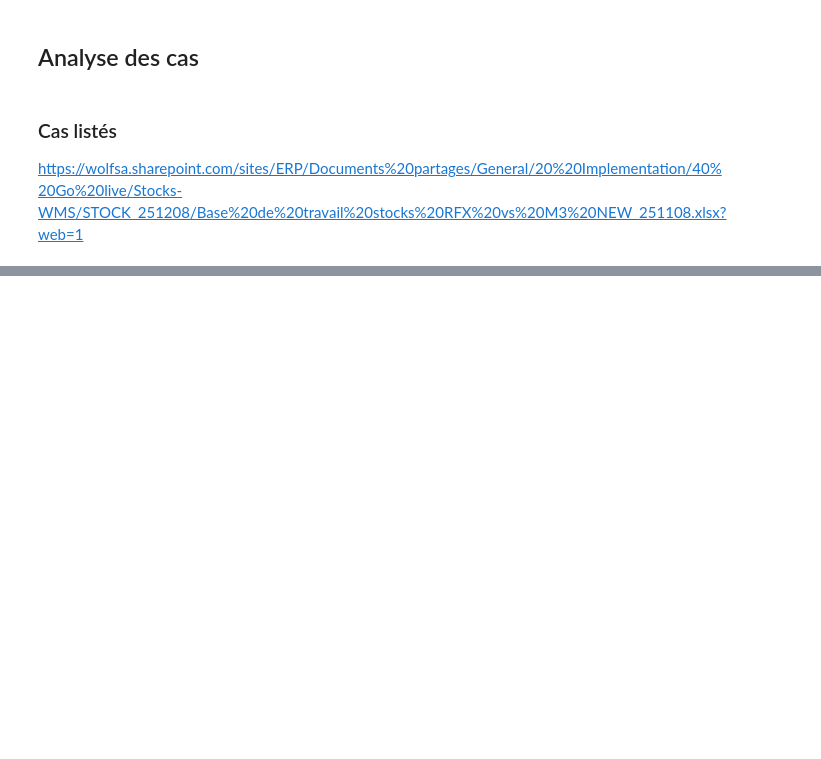
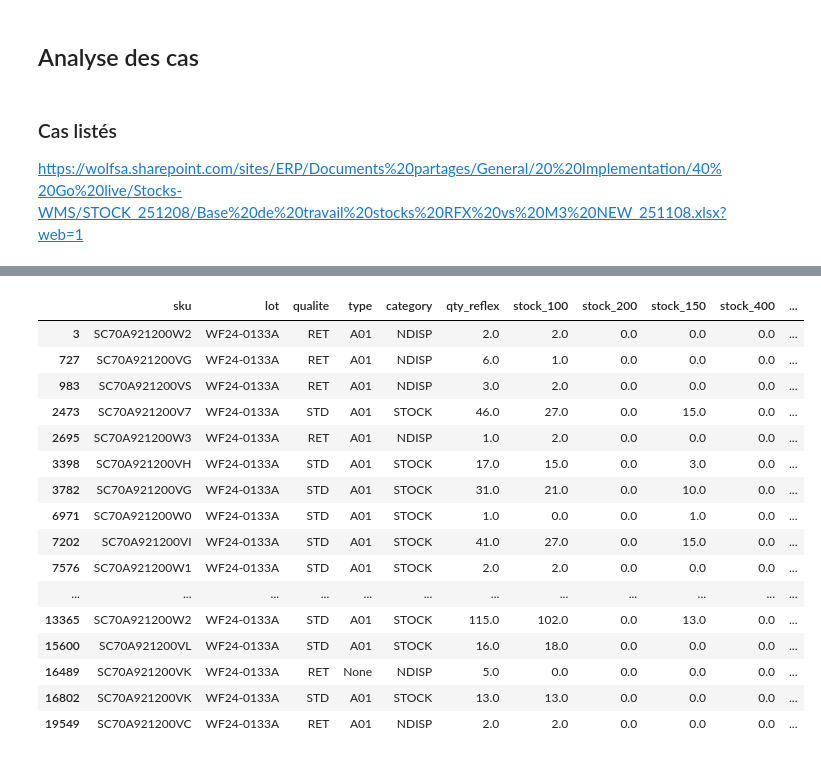
Before and after one commit to mdlpwolf/regulstock, a Jupyter notebook: notebooks/regule_stock.ipynb, the cells around one changed output, grey strips where cells are left out. Saved outputs shown, nothing was run; the diff lists cells and outputs as text; code cells hidden in the pictures; blank space fills up the shorter version.

```diff
--- a/notebooks/regule_stock.ipynb
+++ b/notebooks/regule_stock.ipynb
@@ -46,5 +46,7 @@ catalog
 ### Cas listés
 https://wolfsa.sharepoint.com/sites/ERP/Documents%20partages/General/20%20Implementation/40%20Go%20live/Stocks-WMS/STOCK_251208/Base%20de%20travail%20stocks%20RFX%20vs%20M3%20NEW_251108.xlsx?web=1
 # %%
-m3 = catalog.load('m3_cat_web_sms')
+m3 = catalog.load('m3_map')
+reflex = catalog.load('reflex_map')
+depots = ["100", "150", "200", "400"]
 # %% [output]
@@ -99,0 +181,2 @@ lotless_m3
+# %%
+df = catalog.load('corr_dataset')
@@ -99,0 +202,3 @@ lotless_m3
+# %%
+df[df.lot == "WF24-0133A"]
+# %% [output]
@@ -99,0 +206,17 @@ lotless_m3
+|  | sku | lot | qualite | type | category | qty_reflex | stock_100 | stock_200 | stock_150 | stock_400 | ... |
+| 3 | SC70A921200W2 | WF24-0133A | RET | A01 | NDISP | 2.0 | 2.0 | 0.0 | 0.0 | 0.0 | ... |
+| 727 | SC70A921200VG | WF24-0133A | RET | A01 | NDISP | 6.0 | 1.0 | 0.0 | 0.0 | 0.0 | ... |
+| 983 | SC70A921200VS | WF24-0133A | RET | A01 | NDISP | 3.0 | 2.0 | 0.0 | 0.0 | 0.0 | ... |
+| 2473 | SC70A921200V7 | WF24-0133A | STD | A01 | STOCK | 46.0 | 27.0 | 0.0 | 15.0 | 0.0 | ... |
+| 2695 | SC70A921200W3 | WF24-0133A | RET | A01 | NDISP | 1.0 | 2.0 | 0.0 | 0.0 | 0.0 | ... |
+| 3398 | SC70A921200VH | WF24-0133A | STD | A01 | STOCK | 17.0 | 15.0 | 0.0 | 3.0 | 0.0 | ... |
+| 3782 | SC70A921200VG | WF24-0133A | STD | A01 | STOCK | 31.0 | 21.0 | 0.0 | 10.0 | 0.0 | ... |
+| 6971 | SC70A921200W0 | WF24-0133A | STD | A01 | STOCK | 1.0 | 0.0 | 0.0 | 1.0 | 0.0 | ... |
+| 7202 | SC70A921200VI | WF24-0133A | STD | A01 | STOCK | 41.0 | 27.0 | 0.0 | 15.0 | 0.0 | ... |
+| 7576 | SC70A921200W1 | WF24-0133A | STD | A01 | STOCK | 2.0 | 2.0 | 0.0 | 0.0 | 0.0 | ... |
+| ... | ... | ... | ... | ... | ... | ... | ... | ... | ... | ... | ... |
+| 13365 | SC70A921200W2 | WF24-0133A | STD | A01 | STOCK | 115.0 | 102.0 | 0.0 | 13.0 | 0.0 | ... |
+| 15600 | SC70A921200VL | WF24-0133A | STD | A01 | STOCK | 16.0 | 18.0 | 0.0 | 0.0 | 0.0 | ... |
+| 16489 | SC70A921200VK | WF24-0133A | RET | None | NDISP | 5.0 | 0.0 | 0.0 | 0.0 | 0.0 | ... |
+| 16802 | SC70A921200VK | WF24-0133A | STD | A01 | STOCK | 13.0 | 13.0 | 0.0 | 0.0 | 0.0 | ... |
+| 19549 | SC70A921200VC | WF24-0133A | RET | A01 | NDISP | 2.0 | 2.0 | 0.0 | 0.0 | 0.0 | ... |
```
Also changed, not shown: parts of 21 cells of this notebook, 2 other files.
